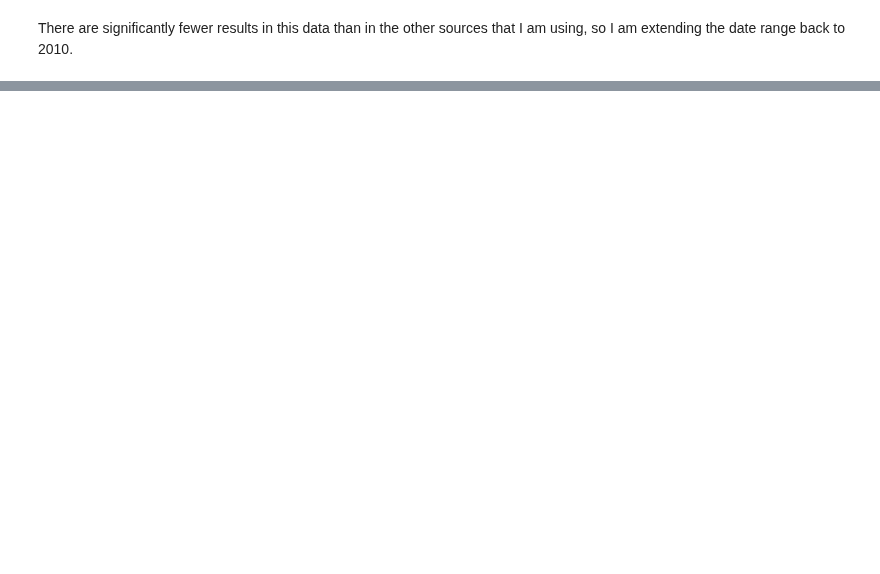
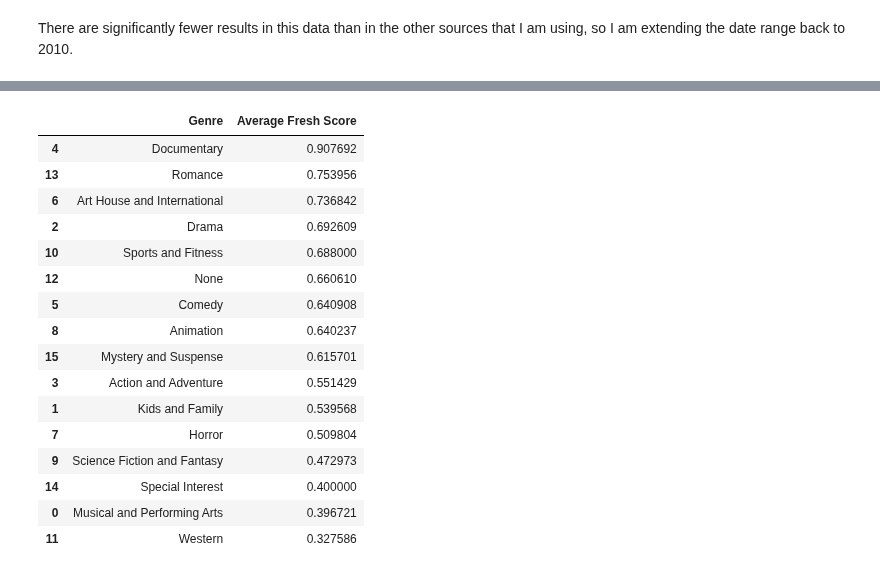
Before and after one commit to christisarv/dsc-phase-1-project-online, a Jupyter notebook: RT Data.ipynb, the cells around one changed output, grey strips where cells are left out. Drawn from its saved outputs; the diff is of its cells as text; code cells hidden in the pictures; blank space fills up the shorter version.

```diff
--- a/RT Data.ipynb
+++ b/RT Data.ipynb
@@ -105,0 +117,6 @@ See the caveats in the documentation: http://pandas.pydata.org/pandas-docs/stabl
+# %%
+#add loop for genre analysis
+genrelist1 = list(rt_filtered['genre1'].unique())
+genrelist2 = list(rt_filtered['genre2'].unique())
+genrelist_all = set(genrelist1 + genrelist2)
+genrelist_all
@@ -105,0 +140,16 @@ See the caveats in the documentation: http://pandas.pydata.org/pandas-docs/stabl
+# %%
+def avg_rating_by_genre_rt(genre):
+    genre_counts = []
+    genre_sums = []
+    for row in rt_filtered.index:
+        if (rt_filtered['genre1'][row] == genre) | (rt_filtered['genre2'][row] == genre) | (rt_filtered['genre2'][row] == genre):
+            genre_counts.append(rt_filtered['count'][row])
+            genre_sums.append(rt_filtered['sum'][row])
+    genreavg = (sum(genre_sums) / sum(genre_counts))
+    return genreavg
+# %%
+genre_dict_rt = {}
+for genre in genrelist_all:
+    value = avg_rating_by_genre_rt(genre)
+    key = genre
+    genre_dict_rt[key] = value
@@ -105,0 +175,22 @@ See the caveats in the documentation: http://pandas.pydata.org/pandas-docs/stabl
+# %%
+genre_df_rt = pd.DataFrame(list(genre_dict_rt.items()),columns = ['Genre','Average Fresh Score'])
+genre_df_rt = genre_df_rt.sort_values('Average Fresh Score', ascending = False)
+genre_df_rt
+# %% [output]
+|  | Genre | Average Fresh Score |
+| 4 | Documentary | 0.907692 |
+| 13 | Romance | 0.753956 |
+| 6 | Art House and International | 0.736842 |
+| 2 | Drama | 0.692609 |
+| 10 | Sports and Fitness | 0.688000 |
+| 12 | None | 0.660610 |
+| 5 | Comedy | 0.640908 |
+| 8 | Animation | 0.640237 |
+| 15 | Mystery and Suspense | 0.615701 |
+| 3 | Action and Adventure | 0.551429 |
+| 1 | Kids and Family | 0.539568 |
+| 7 | Horror | 0.509804 |
+| 9 | Science Fiction and Fantasy | 0.472973 |
+| 14 | Special Interest | 0.400000 |
+| 0 | Musical and Performing Arts | 0.396721 |
+| 11 | Western | 0.327586 |
```
Also changed, not shown: parts of 8 cells of this notebook.
